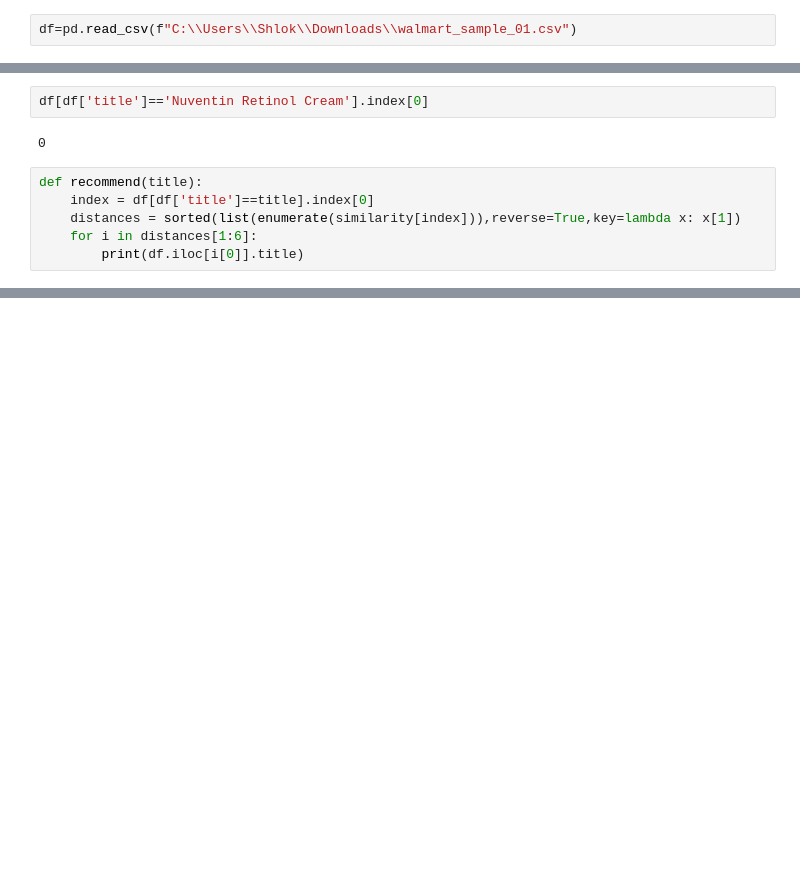
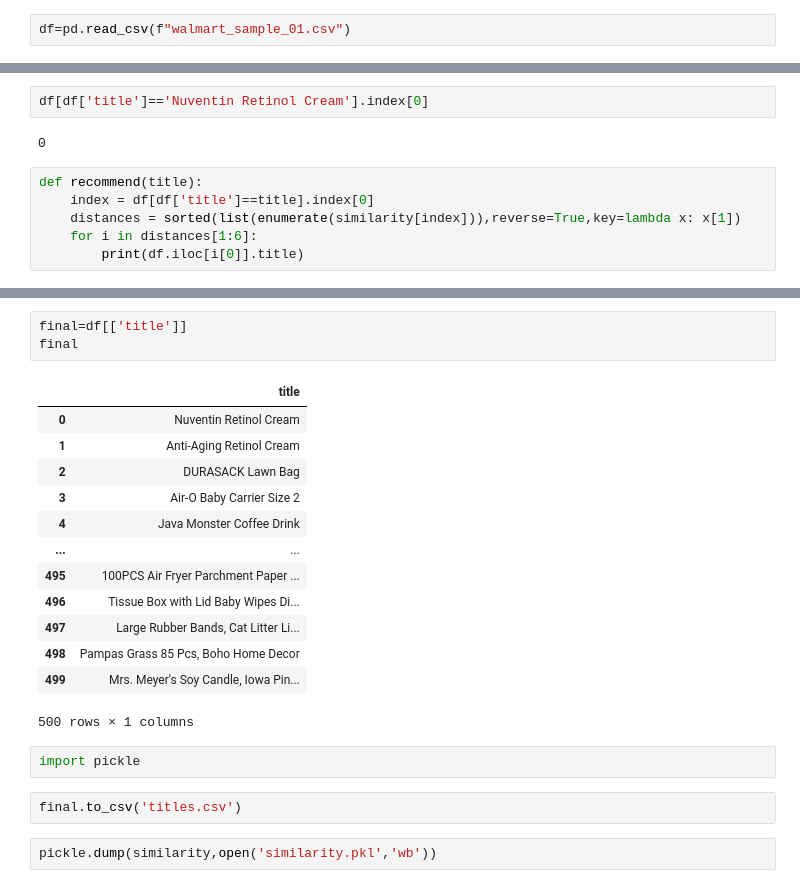
Before and after one commit to ShlokArora2709/SnapShop, a Jupyter notebook: walmart_recc.ipynb, the cells around one changed output, grey strips where cells are left out. Saved outputs shown, nothing was run; the diff lists cells and outputs as text; blank space fills up the shorter version.

Commit message:
chore: Add recommendation feature based on title similarity

```diff
--- a/walmart_recc.ipynb
+++ b/walmart_recc.ipynb
@@ -2,7 +2,7 @@
 import pandas as pd
 import numpy as np
 # %%
-df=pd.read_csv(f"C:\\Users\\Shlok\\Downloads\\walmart_sample_01.csv")
+df=pd.read_csv(f"walmart_sample_01.csv")
 # %%
 df=df[['title','brand','description','primary_category', 'sub_category_1', 'sub_category_2']]
 df
@@ -673,0 +694,23 @@ Babo Botanicals Miracle Moisturizing Cream
+# %%
+final=df[['title']]
+final
+# %% [output]
+|  | title |
+| 0 | Nuventin Retinol Cream |
+| 1 | Anti-Aging Retinol Cream |
+| 2 | DURASACK Lawn Bag |
+| 3 | Air-O Baby Carrier Size 2 |
+| 4 | Java Monster Coffee Drink |
+| ... | ... |
+| 495 | 100PCS Air Fryer Parchment Paper ... |
+| 496 | Tissue Box with Lid Baby Wipes Di... |
+| 497 | Large Rubber Bands, Cat Litter Li... |
+| 498 | Pampas Grass 85 Pcs, Boho Home Decor |
+| 499 | Mrs. Meyer's Soy Candle, Iowa Pin... |
+500 rows × 1 columns
+# %%
+import pickle
+# %%
+final.to_csv('titles.csv')
+# %%
+pickle.dump(similarity,open('similarity.pkl','wb'))
```
Also changed, not shown: parts of 4 cells of this notebook, 4 other files.
